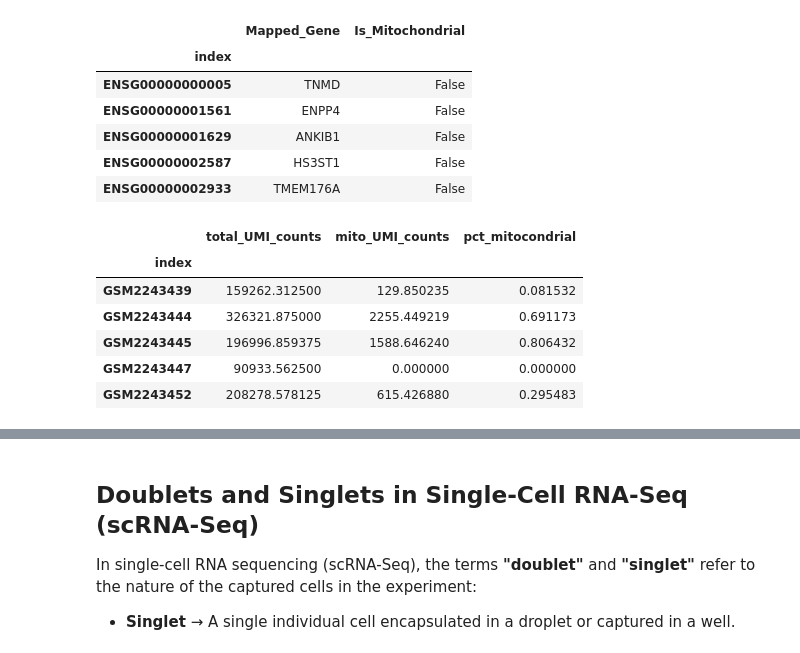
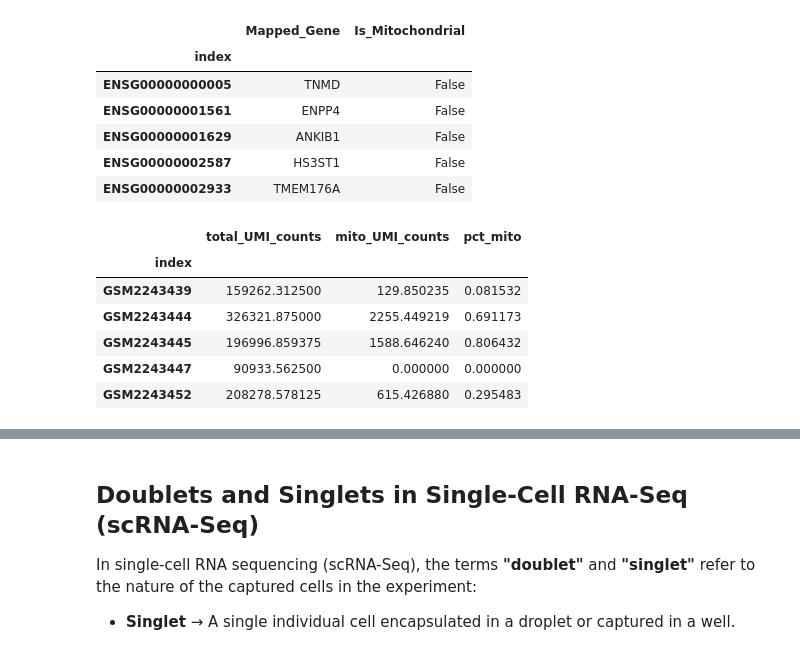
Before and after one commit to henrysaenz/eda_rna, a Jupyter notebook: _sources/raw_data.ipynb, the cells around one changed output, grey strips where cells are left out. Drawn from its saved outputs; the diff is of its cells as text; code cells hidden in the pictures.

```diff
--- a/_sources/raw_data.ipynb
+++ b/_sources/raw_data.ipynb
@@ -198,7 +198,3 @@ We use **three key QC metrics**:
 | **Total UMI Counts**             | Low = Empty droplets, debris<br>High = Possible doublets | Keep cells with a **moderate range** of UMI counts |
 | **Number of Genes per Cell**     | Low = Dead/low-quality cells<br>High = Doublets     | Set **lower/upper cutoffs** based on distribution |
 | **Mitochondrial Gene Percentage** | High = Cell stress, apoptosis                      | Remove cells with **too high mito RNA%** |
-# %%
-mito_genes = adata_glioblastoma_raw.var_names.str.startswith('MT-')
-adata_glioblastoma_raw.obs['percent_mito'] = (adata_glioblastoma_raw[:, mito_genes].X.sum(axis=1) /
-                                              adata_glioblastoma_raw.obs['total_UMI_counts']) * 100
@@ -325,14 +285,14 @@ adata_glioblastoma_raw.var[["Mapped_Gene", "Is_Mitochondrial"]].head()
 adata_glioblastoma_raw.obs["mito_UMI_counts"] = adata_glioblastoma_raw[:, adata_glioblastoma_raw.var["Is_Mitochondrial"]].X.sum(axis=1)
 # %%
 # Calcular el porcentaje de expresión mitocondrial
-adata_glioblastoma_raw.obs["pct_mitocondrial"] = (
+adata_glioblastoma_raw.obs["pct_mito"] = (
     adata_glioblastoma_raw.obs["mito_UMI_counts"] / adata_glioblastoma_raw.obs["total_UMI_counts"]
 ) * 100
 # %%
 # Mostrar las primeras filas con el nuevo cálculo
-adata_glioblastoma_raw.obs[["total_UMI_counts", "mito_UMI_counts", "pct_mitocondrial"]].head()
+adata_glioblastoma_raw.obs[["total_UMI_counts", "mito_UMI_counts", "pct_mito"]].head()
 # %% [output]
-|  | total_UMI_counts | mito_UMI_counts | pct_mitocondrial |
+|  | total_UMI_counts | mito_UMI_counts | pct_mito |
 | index |  |  |  |
 | GSM2243439 | 159262.312500 | 129.850235 | 0.081532 |
 | GSM2243444 | 326321.875000 | 2255.449219 | 0.691173 |
```
Also changed, not shown: parts of 12 cells of this notebook, 3 other files.
